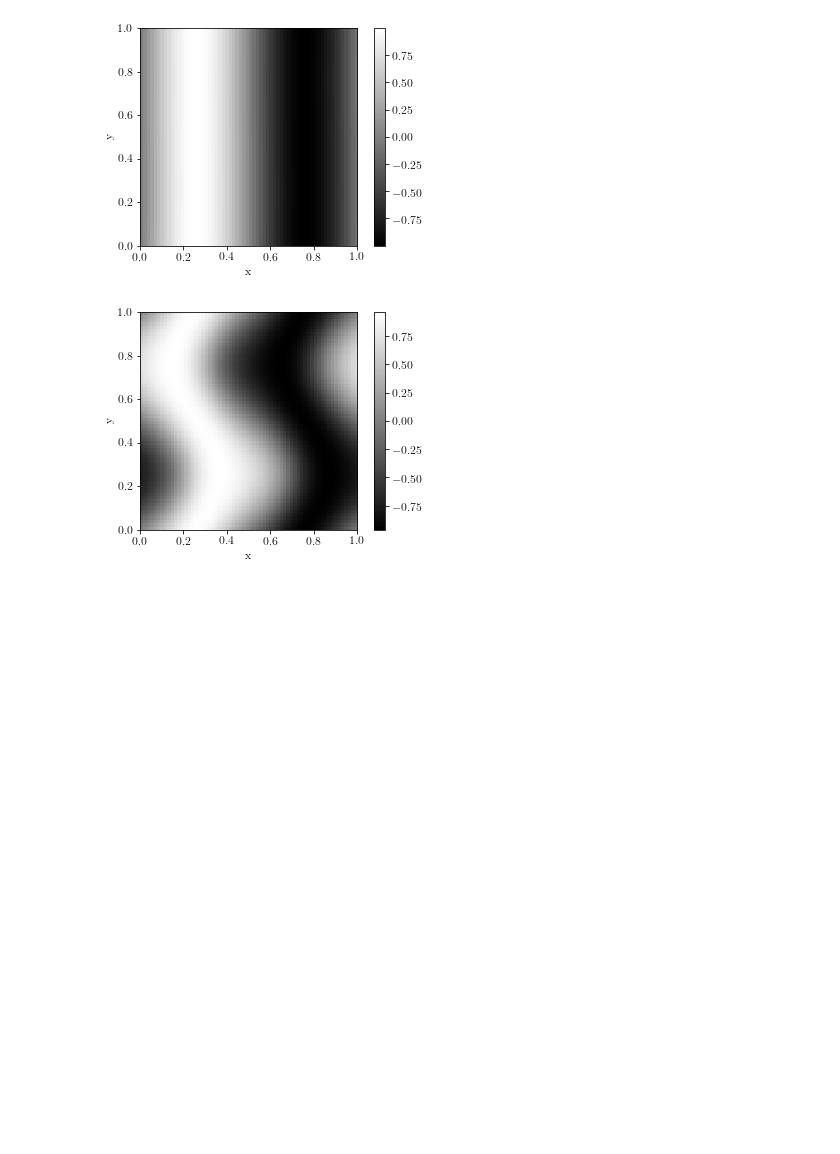
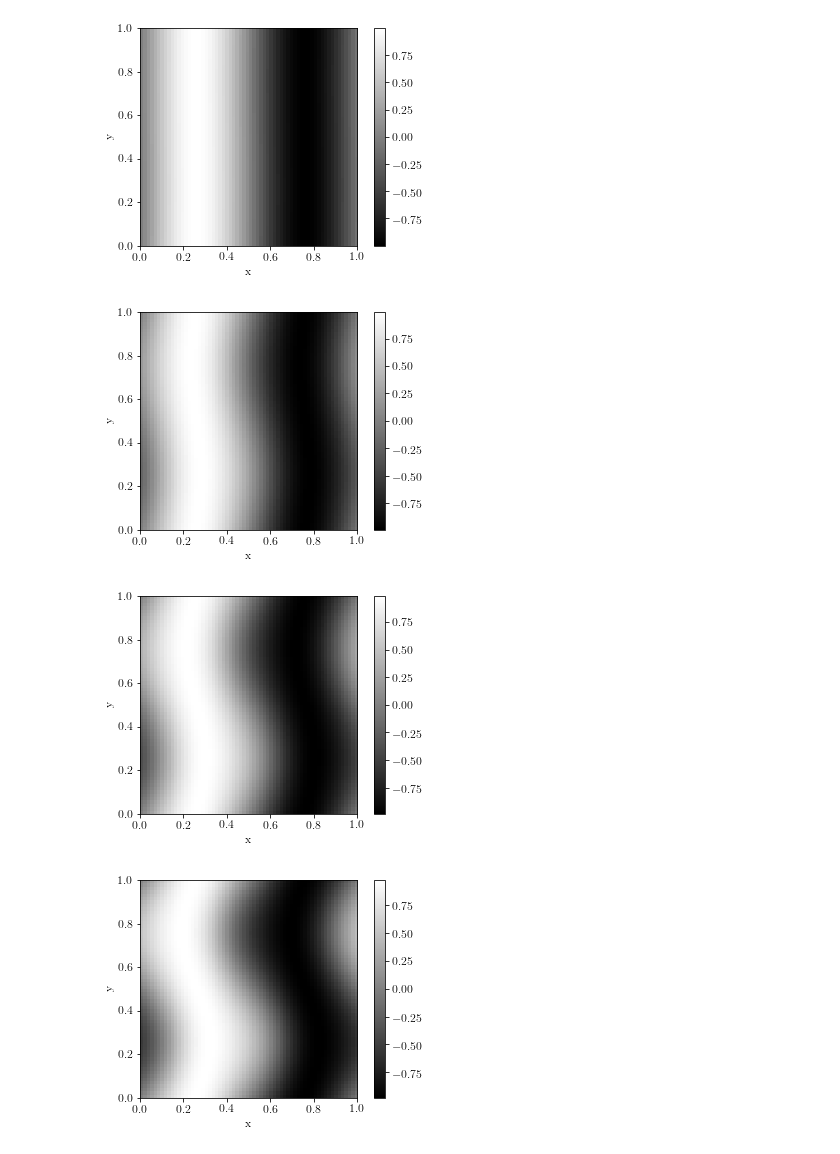
Before and after one commit to cjm715/lit, a Jupyter notebook: sim_simple.ipynb, the cells around one changed output. Cells and saved outputs as stored; diff of their text form; code cells hidden in the pictures; blank space fills up the shorter version.

```diff
--- a/sim_simple.ipynb
+++ b/sim_simple.ipynb
@@ -46,9 +45,11 @@ plt.show()
 [figure]
 # %%
 for i in range(len(th)):
-    if i %100 == 0:
+    if i %20 == 0:
         st.plot(th[i])
         plt.show()
 # %% [output]
 [figure]
-[figure, old version]
+[figure, new version]
+[figure, added]
+[figure, added]
```
Also changed, not shown: parts of 17 cells of this notebook, 3 other files.
